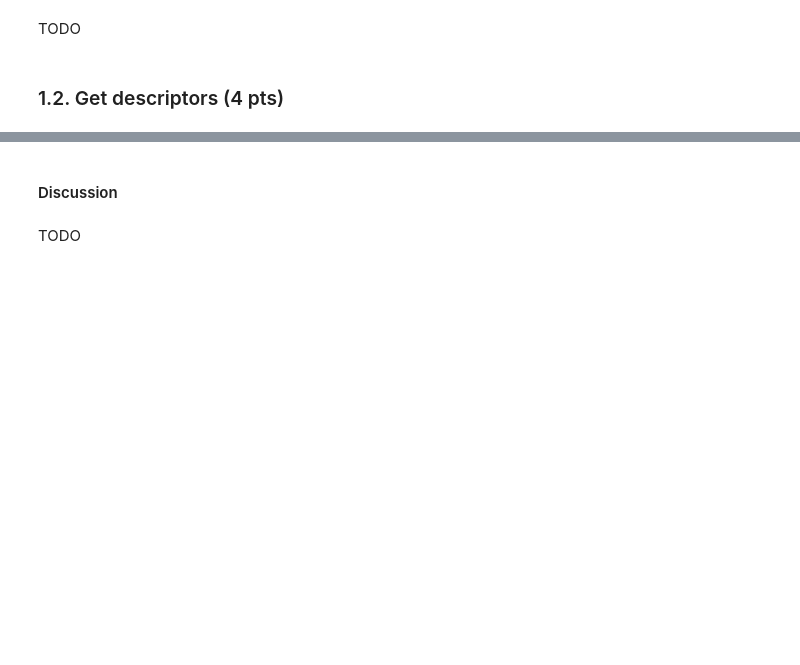
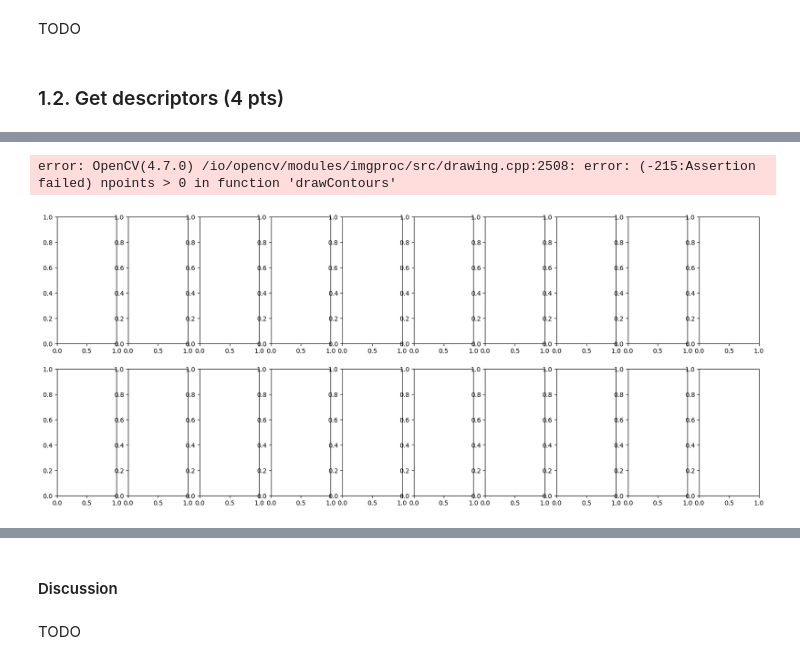
Before and after one commit to sirogosig/EE-451_code, a Jupyter notebook: labs/lab_02_object_description.ipynb, the cells around one changed output, grey strips where cells are left out. Drawn from its saved outputs; the diff is of its cells as text; code cells hidden in the pictures; blank space fills up the shorter version.

```diff
--- a/labs/lab_02_object_description.ipynb
+++ b/labs/lab_02_object_description.ipynb
@@ -151,0 +202,45 @@ TODO
+# %%
+import numpy as np
+
+# Interpolation
+
+    # lists with contours
+zeros_Co_interp = []
+ones_Co_interp = []
+
+    # Find contours, fill lists and plot
+fig, axes = plt.subplots(2, len(zeros), figsize=(20, 8))
+
+for i, (ax, im, nm) in enumerate(zip(axes[0], zeros, zeros_names)):
+    im_interp = im.copy()
+    im_interp = cv2.convertScaleAbs(im_interp)
+    # interpolation
+    xco = zeros_Co[i][0].T[0][0]
+    xco_interp = np.interp(np.arange(len(xco)), np.arange(2*len(xco), step=2), xco)
+    yco = zeros_Co[i][0].T[0][0]
+    yco_interp = np.interp(np.arange(len(yco)), np.arange(2*len(yco), step=2), yco)
+    # plot
+    im_interp = cv2.cvtColor(im_interp, cv2.COLOR_GRAY2BGR)
+    ax.imshow(cv2.drawContours(im_interp, np.array((xco_interp, yco_interp)).T, -1, (255, 0, 0), 1))
+    ax.axis('off')
+    ax.set_title(nm)
+
+for i, (ax, im, nm) in enumerate(zip(axes[0], ones, ones_names)):
+    im_interp = im.copy()
+    im_interp = cv2.convertScaleAbs(im_interp)
+    # interpolation
+    xco = zeros_Co[i][0].T[0][0]
+    xco_interp = np.interp(np.arange(len(xco)), np.arange(2*len(xco), step=2), xco)
+    yco = zeros_Co[i][0].T[0][0]
+    yco_interp = np.interp(np.arange(len(yco)), np.arange(2*len(yco), step=2), yco)
+    # plot
+    im_interp = cv2.cvtColor(im_interp, cv2.COLOR_GRAY2BGR)
+    ax.imshow(cv2.drawContours(im_interp, np.array((xco_interp, yco_interp)).T, -1, (255, 0, 0), 1))
+    ax.axis('off')
+    ax.set_title(nm)
+
+fig.suptitle("Outer contours")
+plt.show()
+# %% [output]
+error: OpenCV(4.7.0) /io/opencv/modules/imgproc/src/drawing.cpp:2508: error: (-215:Assertion failed) npoints > 0 in function 'drawContours'
+[figure, added]
```
Also changed, not shown: parts of 9 cells of this notebook.
